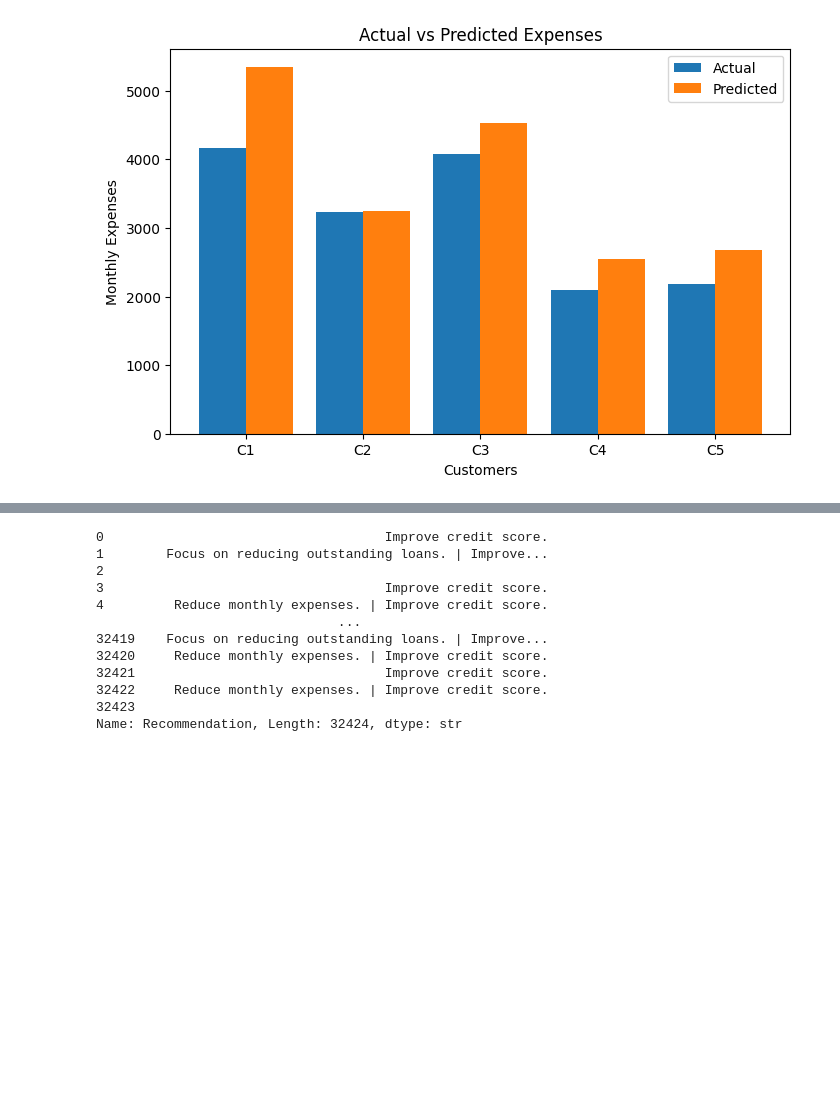
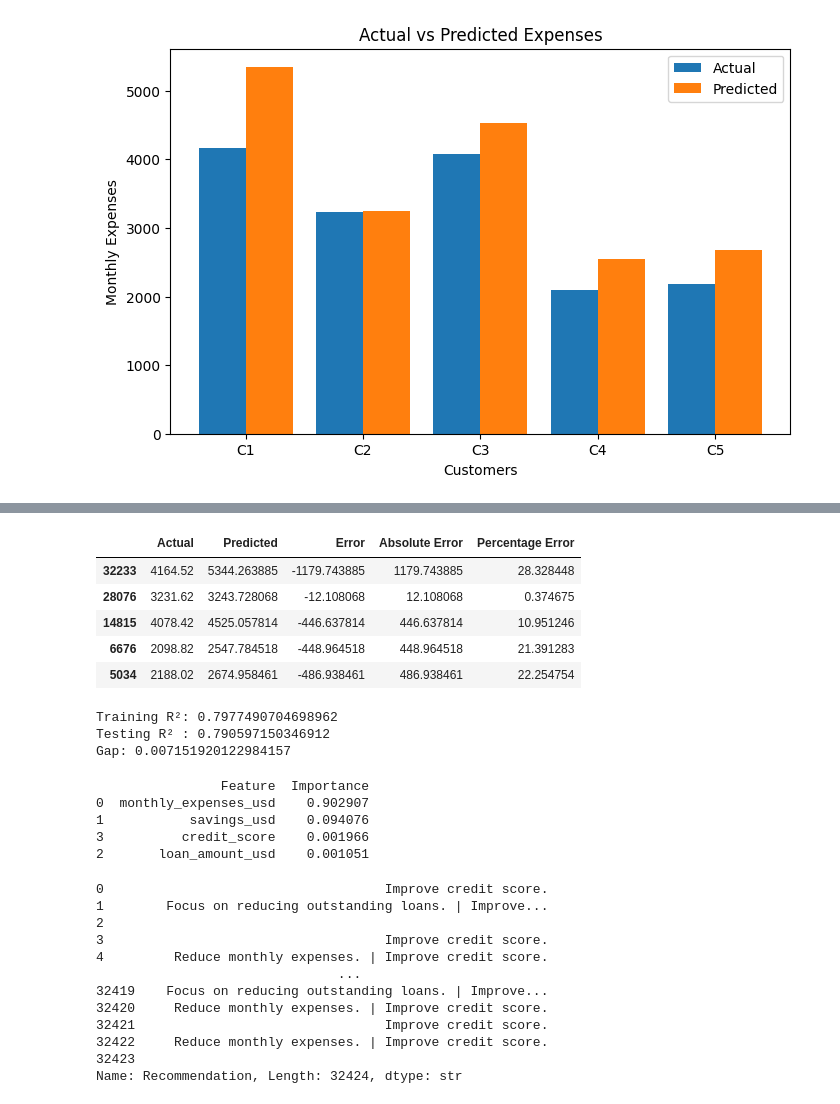
Before and after one commit to SuyashMathur-bit/FinSight-AI, a Jupyter notebook: FinSight AI.ipynb, the cells around one changed output, grey strips where cells are left out. Drawn from its saved outputs; the diff is of its cells as text; code cells hidden in the pictures; blank space fills up the shorter version.

```diff
--- a/FinSight AI.ipynb
+++ b/FinSight AI.ipynb
@@ -144,3 +213,48 @@ plt.show()
+# %%
+error_df["Percentage Error"]=(error_df["Absolute Error"]/error_df["Actual"]*100)
+error_df.head()
+# %% [output]
+|  | Actual | Predicted | Error | Absolute Error | Percentage Error |
+| 32233 | 4164.52 | 5344.263885 | -1179.743885 | 1179.743885 | 28.328448 |
+| 28076 | 3231.62 | 3243.728068 | -12.108068 | 12.108068 | 0.374675 |
+| 14815 | 4078.42 | 4525.057814 | -446.637814 | 446.637814 | 10.951246 |
+| 6676 | 2098.82 | 2547.784518 | -448.964518 | 448.964518 | 21.391283 |
+| 5034 | 2188.02 | 2674.958461 | -486.938461 | 486.938461 | 22.254754 |
+# %%
+from sklearn.metrics import r2_score
+
+train_predictions = rf.predict(X_train)
+
+test_predictions = rf.predict(X_test)
+
+train_r2 = r2_score(y_train, train_predictions)
+test_r2 = r2_score(y_test, test_predictions)
+
+print("Training R²:", train_r2)
+print("Testing R² :", test_r2)
+print("Gap:", train_r2 - test_r2)
+# %% [output]
+Training R²: 0.7977490704698962
+Testing R² : 0.790597150346912
+Gap: 0.007151920122984157
+# %%
+importance=pd.DataFrame({
+     "Feature": X_train.columns,
+    "Importance": rf.feature_importances_
+})
+
+importance = importance.sort_values(
+    by="Importance",
+    ascending=False
+)
+
+print(importance)
+# %% [output]
+                Feature  Importance
+0  monthly_expenses_usd    0.902907
+1           savings_usd    0.094076
+3          credit_score    0.001966
+2       loan_amount_usd    0.001051
 # %%
 def recommend(row):
 
```
Also changed, not shown: parts of 6 cells of this notebook.
